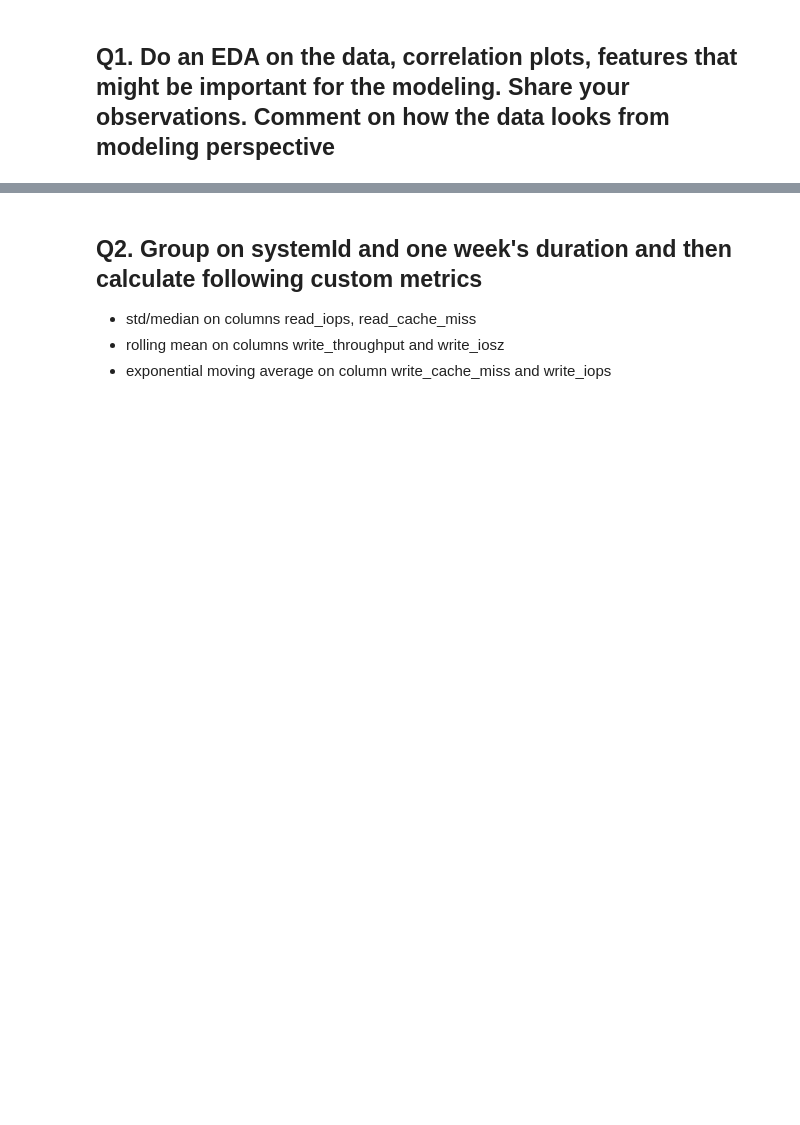
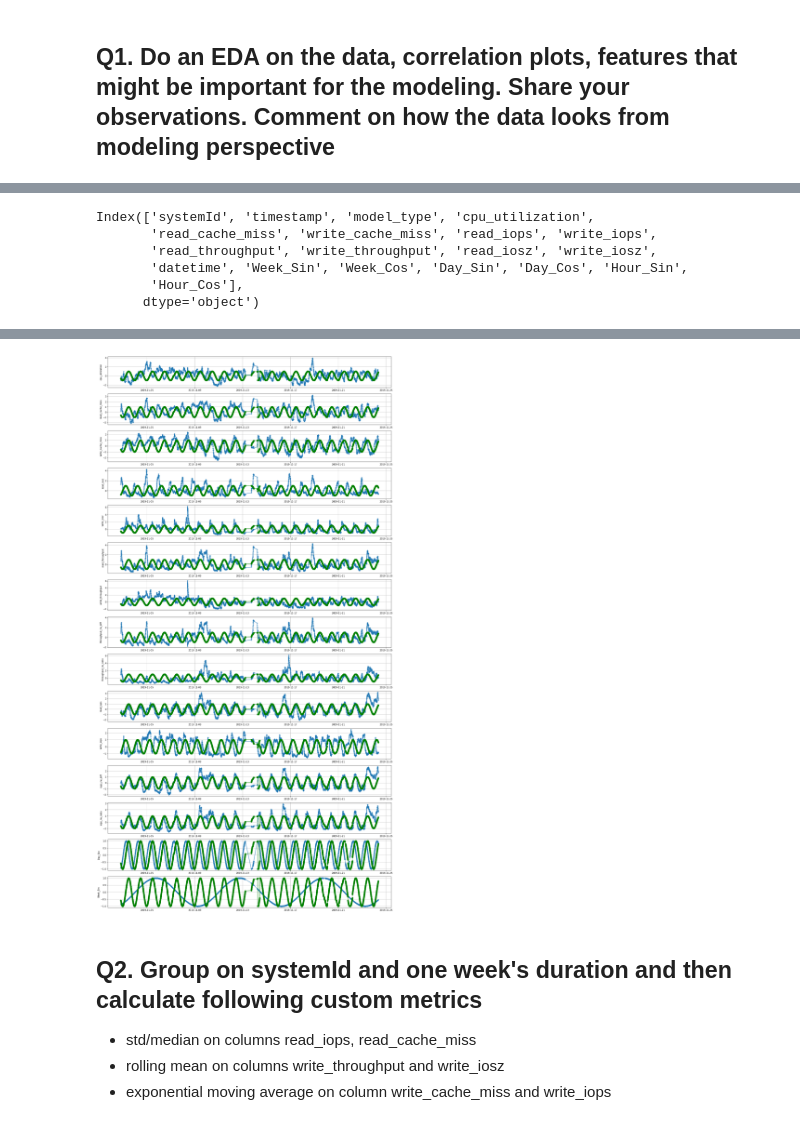
Before and after one commit to FrankGangWang/AppliedML_Python_Coursera, a Jupyter notebook: Copy_of_Copy_of_Interview_for_DataScience_2.ipynb, the cells around one changed output, grey strips where cells are left out. Saved outputs shown, nothing was run; the diff lists cells and outputs as text; code cells hidden in the pictures; blank space fills up the shorter version.

Commit message:
add exponential avg/moving average; add plot avg against sin(time_hour)

```diff
--- a/Copy_of_Copy_of_Interview_for_DataScience_2.ipynb
+++ b/Copy_of_Copy_of_Interview_for_DataScience_2.ipynb
@@ -18,4 +16,5 @@ pd.set_option('display.max_columns', None)
 # %%
 df = pd.read_pickle("https://github.com/manjiler/interview_for_datascience/raw/master/interview_storage.pkl")
+df['timestamp'] = df['timestamp']/1e3
 # %%
 df.head(5)
@@ -60,8 +95,6 @@ y -> cpu_utilization
 # %%
-# RUN this: add datetime and set index as datetime
-df['datetime'] = pd.to_datetime(df['timestamp'], unit='ms', origin='unix')
-df.set_index(df['datetime'], inplace=True)
-
 # Constants:
 # size of data for train, cross validation, test
 TEST_SIZE = 0.2
+
+df[df['systemId']=='sys1'].head()
@@ -70,0 +157,71 @@ df.info()
+# %%
+df.columns
+# %% [output]
+Index(['systemId', 'timestamp', 'model_type', 'cpu_utilization',
+       'read_cache_miss', 'write_cache_miss', 'read_iops', 'write_iops',
+       'read_throughput', 'write_throughput', 'read_iosz', 'write_iosz',
+       'datetime', 'Week_Sin', 'Week_Cos', 'Day_Sin', 'Day_Cos', 'Hour_Sin',
+       'Hour_Cos'],
+      dtype='object')
+# %%
+df1 = df[df['systemId']=='sys1']
+
+start_hour = 24*1+15;
+interval_hour= 24*20 + 10
+start = int(start_hour*hour/(5*60))
+stop = int((start_hour + interval_hour)*hour/(5*60))
+
+#x = df1['timestamp']
+df1['iops_rw_diff'] = df1['read_iops'] - df1['write_iops']
+df1['iops_rw_ratio'] = df1['read_iops']/df1['write_iops']
+
+df1['throughput_rw_diff'] = df1['read_throughput'] - df1['write_throughput']
+df1['throughput_rw_ratio'] = df1['read_throughput'] / df1['write_throughput']
+
+cols = ['cpu_utilization', 'read_cache_miss', 'write_cache_miss', 'read_iosz', 'write_iosz',
+        'read_throughput', 'write_throughput', 'throughput_rw_diff', 'throughput_rw_ratio',
+        'read_iops','write_iops', 'iops_rw_diff', 'iops_rw_ratio', 'Day_Sin', 'Week_Sin']#, 'Hour_Sin']
+
+### moving average and standarization
+cols_to_avg = ['cpu_utilization', 'read_cache_miss', 'write_cache_miss',
+               'read_iosz', 'write_iosz', 'read_throughput', 'write_throughput', 'read_iops',
+        'write_iops','throughput_rw_diff', 'throughput_rw_ratio', 'iops_rw_diff', 'iops_rw_ratio']
+
+#window_mean = int(60/5) #hourly average
+window_mean = int(2*60/5) #day average
+
+for f in cols_to_avg:
+  #df1[f] = df1[f].rolling(window=window_mean).mean()
+  df1[f] = df1[f].ewm(span=window_mean, adjust=False).mean()
+  #df_T['EMA'] = df_T.iloc[:,0].ewm(span=40,adjust=False).mean()
+
+cols_normalization = ['cpu_utilization', 'read_cache_miss', 'write_cache_miss', 'read_iosz', 'write_iosz',
+                      'read_throughput', 'write_throughput', 'read_iops',
+        'write_iops', 'throughput_rw_diff', 'throughput_rw_ratio', 'iops_rw_diff', 'iops_rw_ratio']
+
+from sklearn.preprocessing import StandardScaler
+autoscaler = StandardScaler()
+df1.loc[:, cols_normalization] = autoscaler.fit_transform(df1.loc[:, cols_normalization])
+###
+
+x = df1['datetime']
+linepattern = '-+'
+fig = 1
+num_cols = len(cols)
+for f in cols:
+  y = df1[f]
+  plt.subplot(num_cols, 1, fig)
+  plt.plot(x[start:stop], y[start:stop], linepattern)
+  if f == 'write_iops' or f=='read_iosz':
+    plt.plot(x[start:stop], df1['Day_Cos'][start-60:stop-60], 'g-o')
+  else:
+    plt.plot(x[start:stop], df1['Day_Sin'][start-60:stop-60], 'g-o')
+
+  #plt.plot(x[start:stop], df1['Day_Cos'][start:stop], 'y-')
+  plt.ylabel(f)
+  fig= fig+1
+  plt.grid(True)
+
+fig = plt.gcf()
+fig.set_size_inches(22.5, num_cols*3)
+# %% [output]
@@ -71,3 +245,4 @@ df.info()
+[figure, added]
 # %%
 # check outliers; conclusion: no apparent outliers
 df_stat = df.describe().T
```
Also changed, not shown: parts of 12 cells of this notebook.
